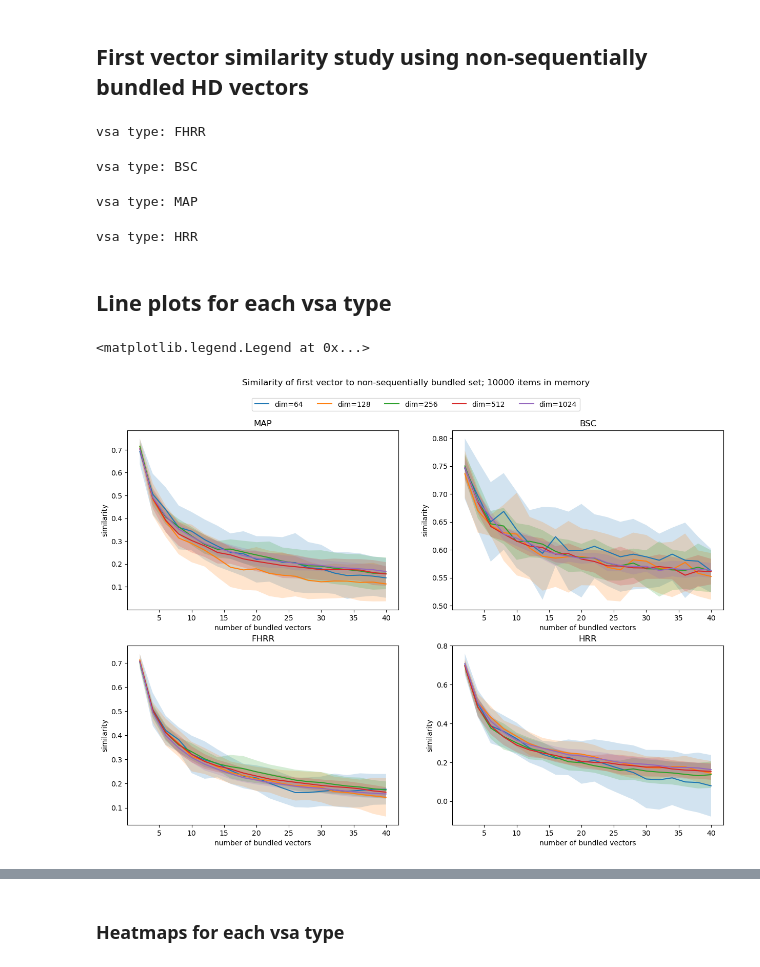
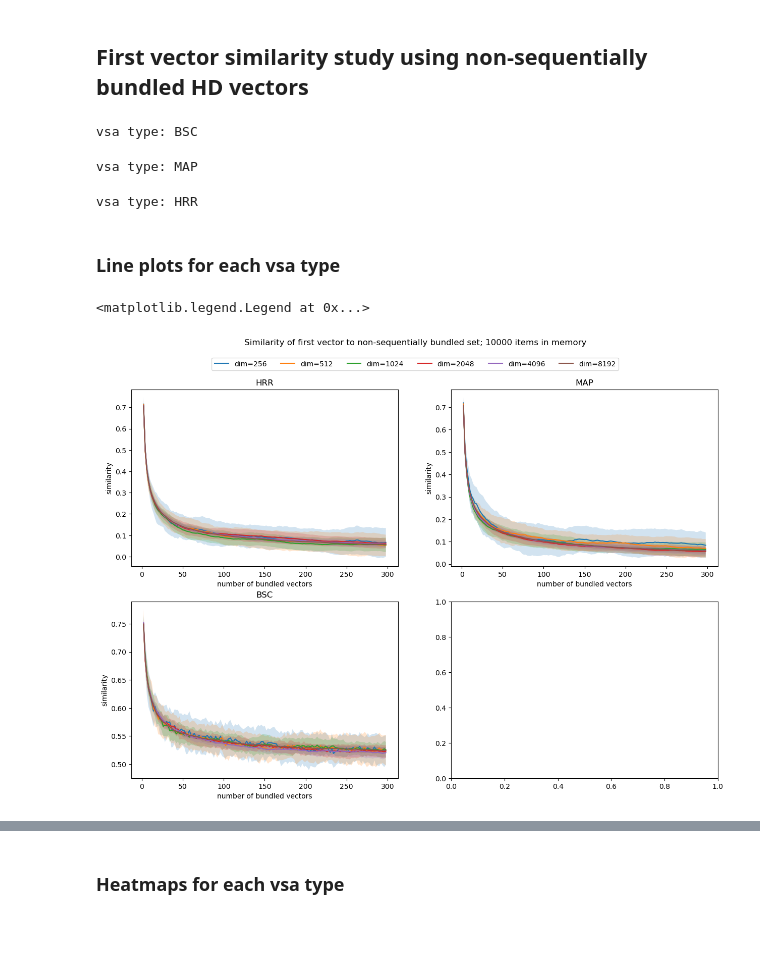
Before and after one commit to SennR-1952135/Masterthesis-VSAs, a Jupyter notebook: code/src/capacity_exp/non_norm_bundle_capacity_vsa_types.ipynb, the cells around one changed output, grey strips where cells are left out. Cells and saved outputs as stored; diff of their text form; code cells hidden in the pictures; blank space fills up the shorter version.

```diff
--- a/code/src/capacity_exp/non_norm_bundle_capacity_vsa_types.ipynb
+++ b/code/src/capacity_exp/non_norm_bundle_capacity_vsa_types.ipynb
@@ -10,11 +12,12 @@ from functools import partial
 # %%
 VSA_TYPES = ['FHRR', 'BSC', 'MAP', 'HRR']
-DIMENSIONS = [2**i for i in range(6, 11)]
-BUNDLE_SIZES = list(range(2, 200, 2))
+VSA_TYPES = ['BSC', 'MAP', 'HRR'] # FHRR bundling is extremely slow compared to the others
+DIMENSIONS = [2**i for i in range(8, 14)]
+BUNDLE_SIZES = list(range(2, 300, 2))
 device = torch.device("cuda" if torch.cuda.is_available() else "cpu")
 if device == 'cuda':
     torch.cuda.empty_cache()
 
-batches = 10
+batches = 20
 item_memory_size = 10_000
 MAX_BUNDLE_SIZE = BUNDLE_SIZES[-1]
@@ -83,16 +73,18 @@ vsa type: HRR
 # %% [markdown]
 ### Line plots for each vsa type
 # %%
+MAX_BUNDLE_SIZE_IDX = len(BUNDLE_SIZES)
+
 fig, ax = plt.subplots(nrows=(len(VSA_TYPES)+1)//2, ncols=2, figsize=(15, 5 * ((len(VSA_TYPES)+1)//2)))
 fig.suptitle(f'Non-normalized capacity of bundled vectors, {item_memory_size} items in memory')
-print(DIMENSIONS)
+
 for vsa_type_idx in range(len(VSA_TYPES)):
     vsa_type = VSA_TYPES[vsa_type_idx]
     row = (vsa_type_idx+1) // 2 - 1
     col = vsa_type_idx % 2
     for dim_idx in range(len(DIMENSIONS)):
-        ax[row, col].plot(BUNDLE_SIZES, prob_correct_mean[dim_idx, :, vsa_type_idx], label=f'dim={DIMENSIONS[dim_idx]}')
-        ax[row, col].fill_between(BUNDLE_SIZES, prob_correct_mean[dim_idx, :, vsa_type_idx] - prob_correct_std[dim_idx, :, vsa_type_idx], prob_correct_mean[dim_idx, :, vsa_type_idx] + prob_correct_std[dim_idx, :, vsa_type_idx], alpha=0.2)
+        ax[row, col].plot(BUNDLE_SIZES[:MAX_BUNDLE_SIZE_IDX], prob_correct_mean[dim_idx, :MAX_BUNDLE_SIZE_IDX, vsa_type_idx], label=f'dim={DIMENSIONS[dim_idx]}')
+        ax[row, col].fill_between(BUNDLE_SIZES[:MAX_BUNDLE_SIZE_IDX], prob_correct_mean[dim_idx, :MAX_BUNDLE_SIZE_IDX, vsa_type_idx] - prob_correct_std[dim_idx, :MAX_BUNDLE_SIZE_IDX, vsa_type_idx], prob_correct_mean[dim_idx, :MAX_BUNDLE_SIZE_IDX, vsa_type_idx] + prob_correct_std[dim_idx, :MAX_BUNDLE_SIZE_IDX, vsa_type_idx], alpha=0.2)
     ax[row, col].set_title(vsa_type)
     ax[row, col].set_xlabel('number of bundled vectors')
     ax[row, col].set_ylabel('percentage of correct retrieval')
@@ -121,16 +114,18 @@ for vsa_type_idx in range(len(VSA_TYPES)):
 # %%
 # similarity to first vector
 sim_first_vector_tensor = torch.zeros(len(DIMENSIONS), len(BUNDLE_SIZES), len(VSA_TYPES), batches)
+sim_random_vector_tensor = torch.zeros(len(DIMENSIONS), len(BUNDLE_SIZES), len(VSA_TYPES), batches)
 # probability of retrieval of first vector
 retrieval_first_vector_tensor = torch.zeros(len(DIMENSIONS), len(BUNDLE_SIZES), len(VSA_TYPES), batches)
 
-for vsa_type_idx in tqdm(range(len(VSA_TYPES))):
+for vsa_type_idx in tqdm(range(len(VSA_TYPES)), disable=True):
   vsa_type = VSA_TYPES[vsa_type_idx]
   print(f'vsa type: {vsa_type}')
   similarity_func = partial(similarity_func_partial, vsa_type)
-  for batch in range(batches):
-      sim_first_vector_array = torch.zeros(len(DIMENSIONS), len(BUNDLE_SIZES))
-      retrieval_first_vector_array = torch.zeros(len(DIMENSIONS), len(BUNDLE_SIZES))
+
+  for batch in tqdm(range(batches), disable=False):
+      # sim_first_vector_array = torch.zeros(len(DIMENSIONS), len(BUNDLE_SIZES))
+      # retrieval_first_vector_array = torch.zeros(len(DIMENSIONS), len(BUNDLE_SIZES))
       # print(f'iteration: {batch + 1}')
 
       for d_idx in tqdm(range(len(DIMENSIONS)), disable=True):
@@ -141,6 +136,7 @@ for vsa_type_idx in tqdm(range(len(VSA_TYPES))):
           random_indices = torch.randperm(item_memory_size)[:MAX_BUNDLE_SIZE]
           experiment_to_bundle_vectors = item_memory[random_indices]
           first_vector = experiment_to_bundle_vectors[0]
+          random_vector = torchhd.random(1, dim, vsa=vsa_type, device=device)[0]
 
           for k_idx in range(len(BUNDLE_SIZES)):
               k = BUNDLE_SIZES[k_idx]
@@ -151,46 +147,54 @@ for vsa_type_idx in tqdm(range(len(VSA_TYPES))):
               bundle_vector = torchhd.multiset(to_bundle_vectors)
 
               # add similarity of first vector to bundle to array
-              sim_first_vector_array[d_idx, k_idx] = similarity_func(first_vector, bundle_vector)
+              # sim_first_vector_array[d_idx, k_idx] = similarity_func(first_vector, bundle_vector)
+              sim_first_vector_tensor[d_idx, k_idx, vsa_type_idx, batch] = similarity_func(first_vector, bundle_vector)
+              sim_random_vector_tensor[d_idx, k_idx, vsa_type_idx, batch] = similarity_func(random_vector, bundle_vector)
 
               # find the k nearest vectors to bundle
               similarities = similarity_func(bundle_vector, item_memory)
               k_nearest_vectors_idx = torch.topk(similarities, k, largest=True).indices
 
               # check if the first vector is in the k nearest vectors
-              retrieval_first_vector_array[d_idx, k_idx] = 1 if random_indices[0] in k_nearest_vectors_idx else 0
+              # retrieval_first_vector_array[d_idx, k_idx] = 1 if random_indices[0] in k_nearest_vectors_idx else 0
+              retrieval_first_vector_tensor[d_idx, k_idx, vsa_type_idx, batch] = 1 if random_indices[0] in k_nearest_vectors_idx else 0
 
-      sim_first_vector_tensor[:, :, vsa_type_idx, batch] = sim_first_vector_array
-      retrieval_first_vector_tensor[:, :, vsa_type_idx, batch] = retrieval_first_vector_array
+      # sim_first_vector_tensor[:, :, vsa_type_idx, batch] = sim_first_vector_array
+      # retrieval_first_vector_tensor[:, :, vsa_type_idx, batch] = retrieval_first_vector_array
 
 # compute mean and std over batches
 sim_first_vector_mean = torch.mean(sim_first_vector_tensor, dim=3)
 sim_first_vector_std = torch.std(sim_first_vector_tensor, dim=3)
 
+sim_random_vector_mean = torch.mean(sim_random_vector_tensor, dim=3)
+sim_random_vector_std = torch.std(sim_random_vector_tensor, dim=3)
+
 retrieval_first_vector_mean = torch.mean(retrieval_first_vector_tensor, dim=3)
 retrieval_first_vector_std = torch.std(retrieval_first_vector_tensor, dim=3) # is this relevant?
 # %% [output]
-vsa type: FHRR
+vsa type: BSC
-vsa type: BSC
+vsa type: MAP
-vsa type: MAP
+vsa type: HRR
-vsa type: HRR
 # %% [markdown]
-## Line plots for each vsa type
+### Line plots for each vsa type
 # %%
+# MAX_BUNDLE_SIZE_IDX = 10
+
 fig, ax = plt.subplots(nrows=(len(VSA_TYPES)+1)//2, ncols=2, figsize=(15, 5 * ((len(VSA_TYPES)+1)//2)))
 fig.suptitle(f'Similarity of first vector to non-sequentially bundled set; {item_memory_size} items in memory')
-MAX_BUNDLE_SIZE_IDX = 20
 for vsa_type_idx in range(len(VSA_TYPES)):
     vsa_type = VSA_TYPES[vsa_type_idx]
     row = (vsa_type_idx +1) // 2 - 1
     col = vsa_type_idx % 2
     ax[row, col].set_title(vsa_type)
     for dim_idx in range(len(DIMENSIONS)):
         ax[row, col].plot(BUNDLE_SIZES[:MAX_BUNDLE_SIZE_IDX], sim_first_vector_mean[dim_idx, :MAX_BUNDLE_SIZE_IDX, vsa_type_idx], label=f'dim={DIMENSIONS[dim_idx]}')
         ax[row, col].fill_between(BUNDLE_SIZES[:MAX_BUNDLE_SIZE_IDX], sim_first_vector_mean[dim_idx, :MAX_BUNDLE_SIZE_IDX, vsa_type_idx] - sim_first_vector_std[dim_idx, :MAX_BUNDLE_SIZE_IDX, vsa_type_idx], sim_first_vector_mean[dim_idx, :MAX_BUNDLE_SIZE_IDX, vsa_type_idx] + sim_first_vector_std[dim_idx, :MAX_BUNDLE_SIZE_IDX, vsa_type_idx], alpha=0.2)
+        # ax[row, col].plot(BUNDLE_SIZES[:MAX_BUNDLE_SIZE_IDX], sim_random_vector_mean[dim_idx, :MAX_BUNDLE_SIZE_IDX, vsa_type_idx], label=f'dim={DIMENSIONS[dim_idx]}')
+        # ax[row, col].fill_between(BUNDLE_SIZES[:MAX_BUNDLE_SIZE_IDX], sim_random_vector_mean[dim_idx, :MAX_BUNDLE_SIZE_IDX, vsa_type_idx] - sim_random_vector_std[dim_idx, :MAX_BUNDLE_SIZE_IDX, vsa_type_idx], sim_random_vector_mean[dim_idx, :MAX_BUNDLE_SIZE_IDX, vsa_type_idx] + sim_random_vector_std[dim_idx, :MAX_BUNDLE_SIZE_IDX, vsa_type_idx], alpha=0.1)
     ax[row, col].set_xlabel('number of bundled vectors')
     ax[row, col].set_ylabel('similarity')
 fig.legend(handles=ax[0, 0].get_lines(), labels=[f'dim={dim}' for dim in DIMENSIONS], ncol=len(DIMENSIONS), loc='upper center', bbox_to_anchor=(0.5, .95))
 # %% [output]
 <matplotlib.legend.Legend at 0x...>
-[figure, old version]
+[figure, new version]
```
Also changed, not shown: parts of 11 cells of this notebook, 4 other files.
